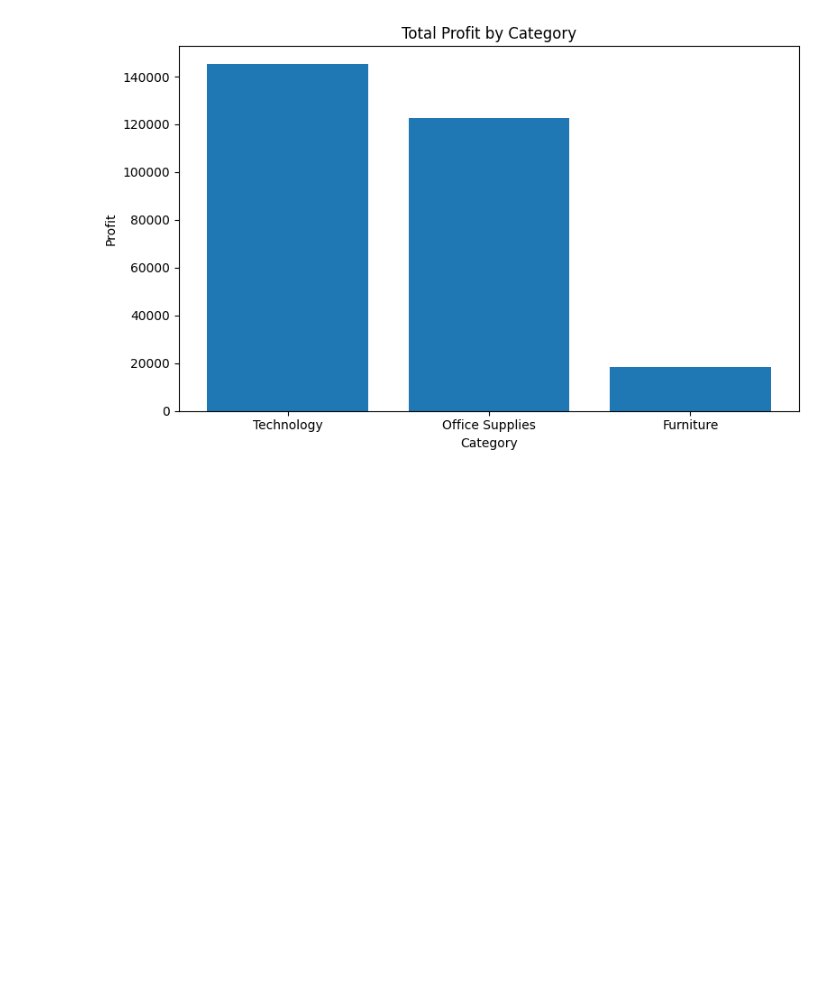
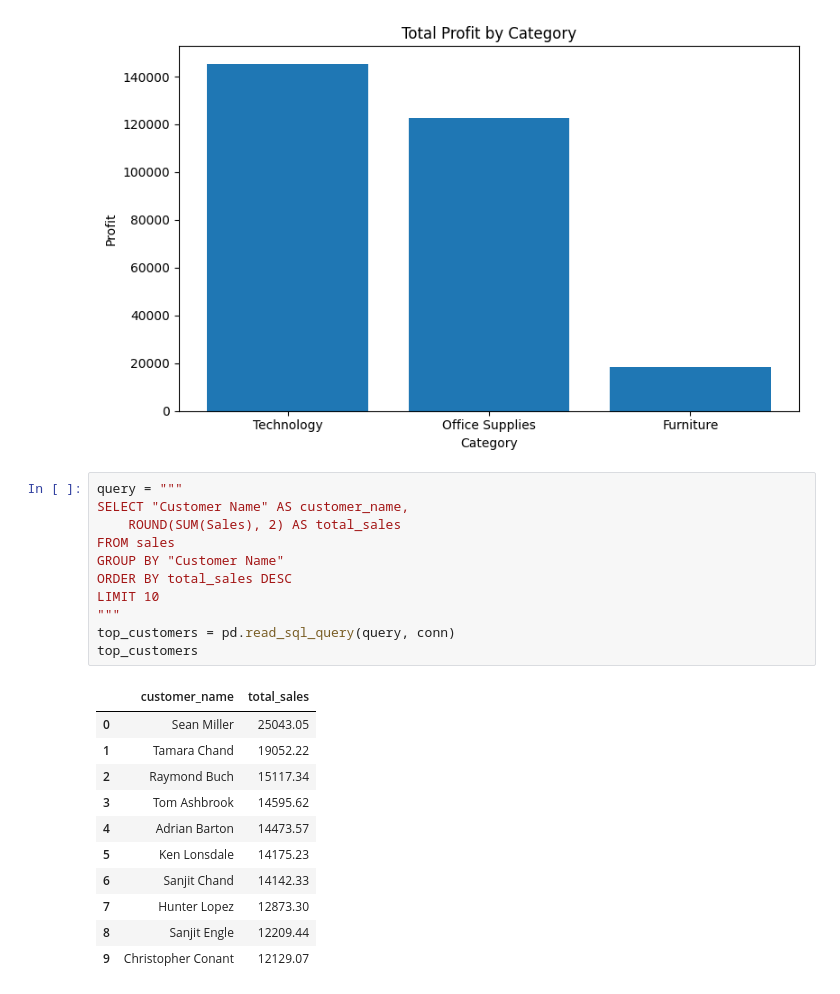
Before and after one commit to StojkoskiT/data-science-portfolio, a Jupyter notebook: projects/sales_sql_analysis/notebooks/sales_analysis.ipynb, the cells around one changed output. Drawn from its saved outputs; the diff is of its cells as text; blank space fills up the shorter version.

```diff
--- a/projects/sales_sql_analysis/notebooks/sales_analysis.ipynb
+++ b/projects/sales_sql_analysis/notebooks/sales_analysis.ipynb
@@ -100,3 +100,26 @@ plt.tight_layout()
 plt.show()
 # %% [output]
 [figure]
+# %%
+query = """
+SELECT "Customer Name" AS customer_name,
+    ROUND(SUM(Sales), 2) AS total_sales
+FROM sales
+GROUP BY "Customer Name"
+ORDER BY total_sales DESC
+LIMIT 10
+"""
+top_customers = pd.read_sql_query(query, conn)
+top_customers
+# %% [output]
+|  | customer_name | total_sales |
+| 0 | Sean Miller | 25043.05 |
+| 1 | Tamara Chand | 19052.22 |
+| 2 | Raymond Buch | 15117.34 |
+| 3 | Tom Ashbrook | 14595.62 |
+| 4 | Adrian Barton | 14473.57 |
+| 5 | Ken Lonsdale | 14175.23 |
+| 6 | Sanjit Chand | 14142.33 |
+| 7 | Hunter Lopez | 12873.30 |
+| 8 | Sanjit Engle | 12209.44 |
+| 9 | Christopher Conant | 12129.07 |
```
Also changed, not shown: parts of 1 cell of this notebook.
